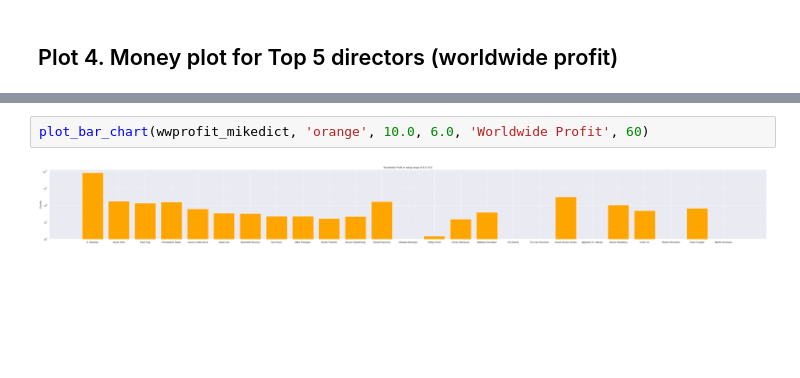
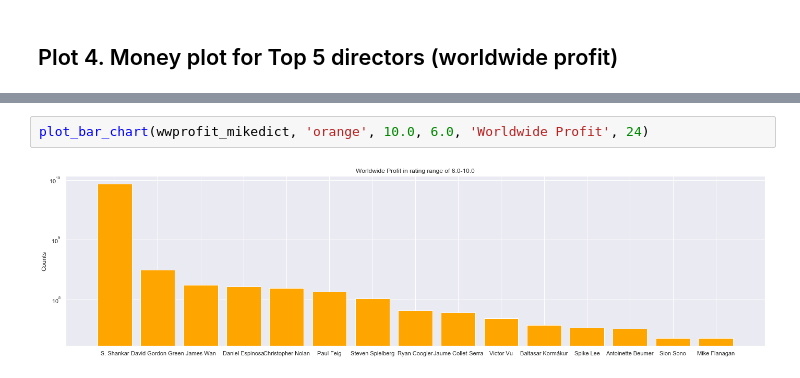
Before and after one commit to renjmindy/dsc-mod-1-project-v2-1-onl01-dtsc-ft-052620, a Jupyter notebook: student_v8.ipynb, the cells around one changed output, grey strips where cells are left out. Drawn from its saved outputs; the diff is of its cells as text; blank space fills up the shorter version.

```diff
--- a/student_v8.ipynb
+++ b/student_v8.ipynb
@@ -3256,4 +3256,4 @@ wwprofit_mikedict
 # %%
-plot_bar_chart(wwprofit_mikedict, 'orange', 10.0, 6.0, 'Worldwide Profit', 60)
+plot_bar_chart(wwprofit_mikedict, 'orange', 10.0, 6.0, 'Worldwide Profit', 24)
 # %% [output]
-[figure, old version]
+[figure, new version]
```
Also changed, not shown: parts of 1 cell of this notebook.
